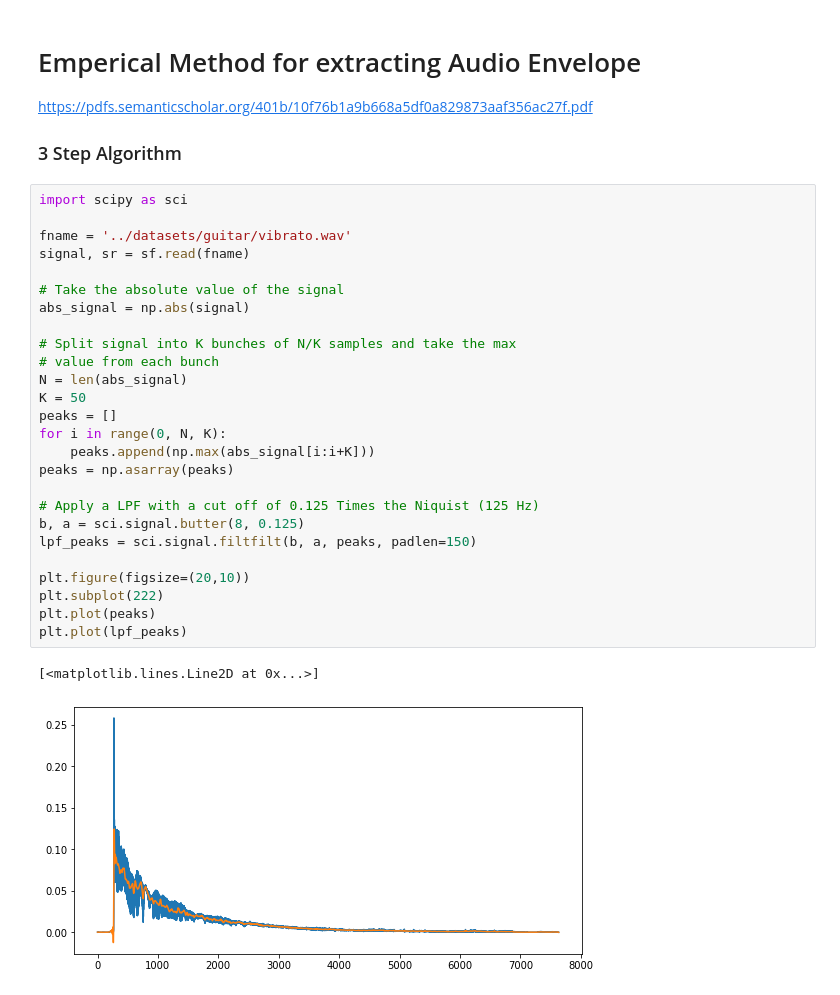
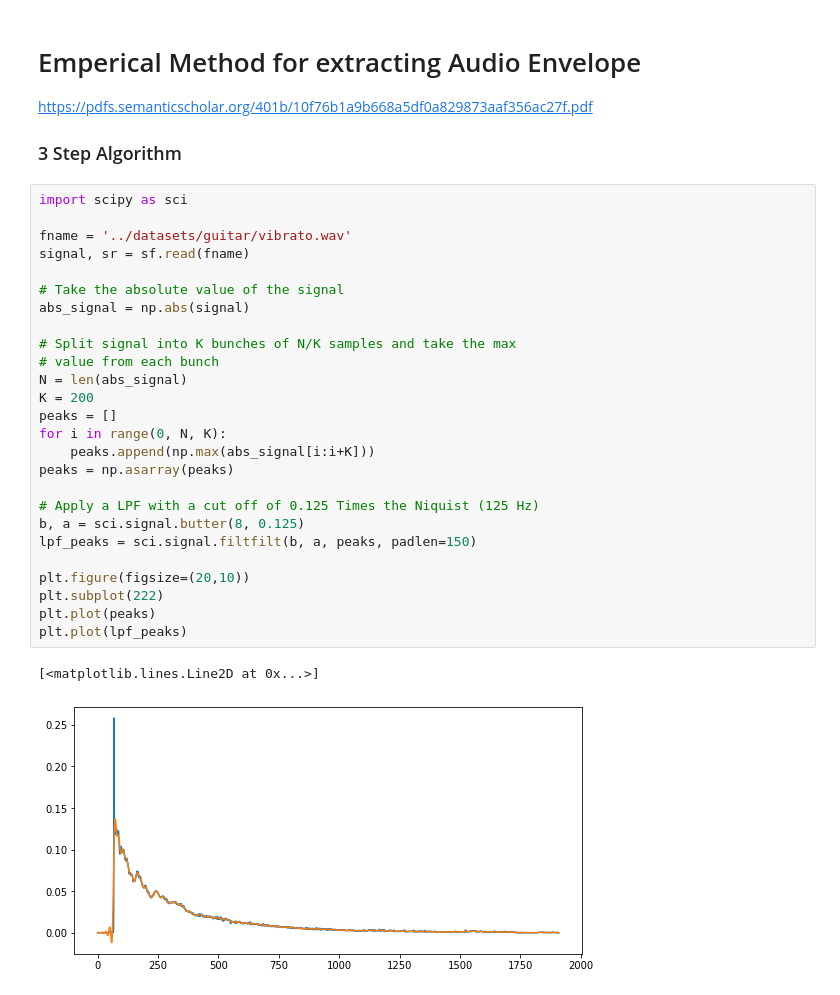
Before and after one commit to avesk/echo-synth, a Jupyter notebook: notebooks/Envelope Extraction.ipynb, the cells around one changed output. Drawn from its saved outputs; the diff is of its cells as text.

```diff
--- a/notebooks/Envelope Extraction.ipynb
+++ b/notebooks/Envelope Extraction.ipynb
@@ -236,29 +236,29 @@ https://pdfs.semanticscholar.org/401b/10f76b1a9b668a5df0a829873aaf356ac27f.pdf
 # %%
 import scipy as sci
 
 fname = '../datasets/guitar/vibrato.wav'
 signal, sr = sf.read(fname)
 
 # Take the absolute value of the signal
 abs_signal = np.abs(signal)
 
 # Split signal into K bunches of N/K samples and take the max
 # value from each bunch
 N = len(abs_signal)
-K = 50
+K = 200
 peaks = []
 for i in range(0, N, K):
     peaks.append(np.max(abs_signal[i:i+K]))
 peaks = np.asarray(peaks)
 
 # Apply a LPF with a cut off of 0.125 Times the Niquist (125 Hz)
 b, a = sci.signal.butter(8, 0.125)
 lpf_peaks = sci.signal.filtfilt(b, a, peaks, padlen=150)
 
 plt.figure(figsize=(20,10))
 plt.subplot(222)
 plt.plot(peaks)
 plt.plot(lpf_peaks)
 # %% [output]
 [<matplotlib.lines.Line2D at 0x...>]
-[figure, old version]
+[figure, new version]
```
Also changed, not shown: parts of 2 cells of this notebook.
